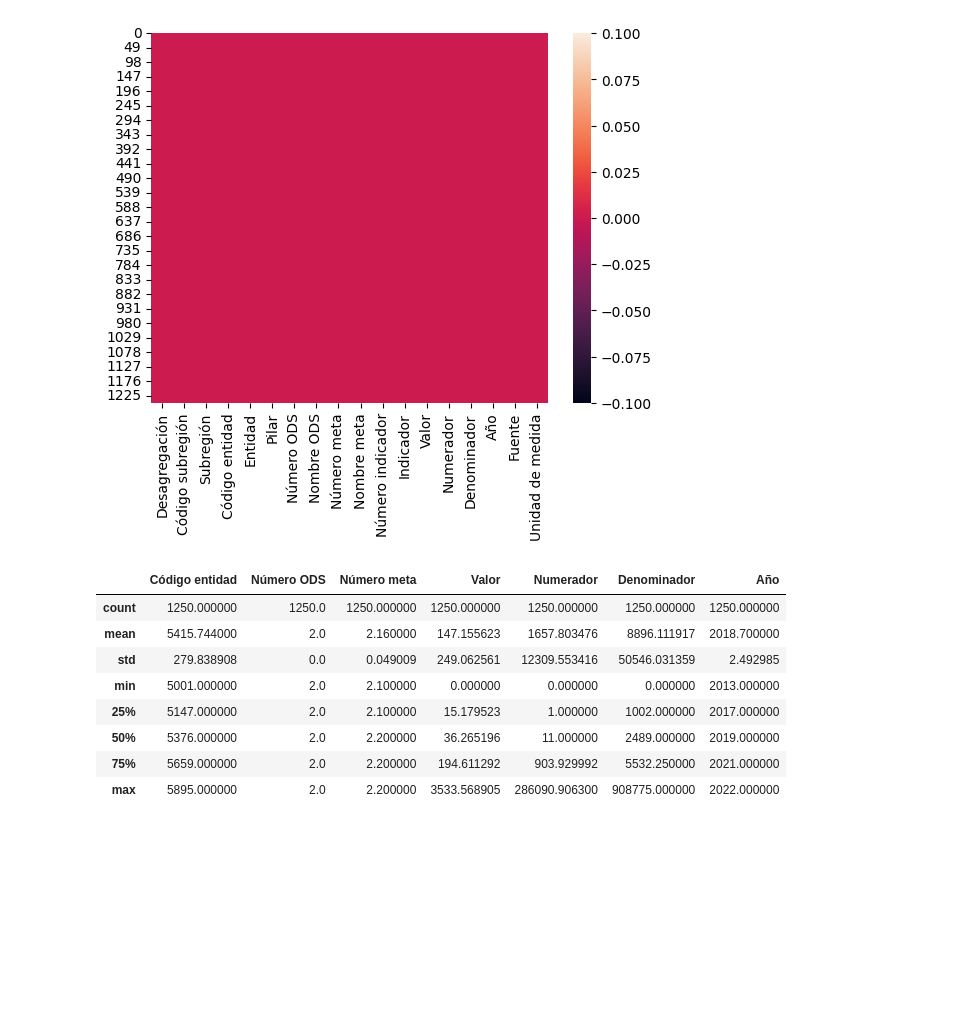
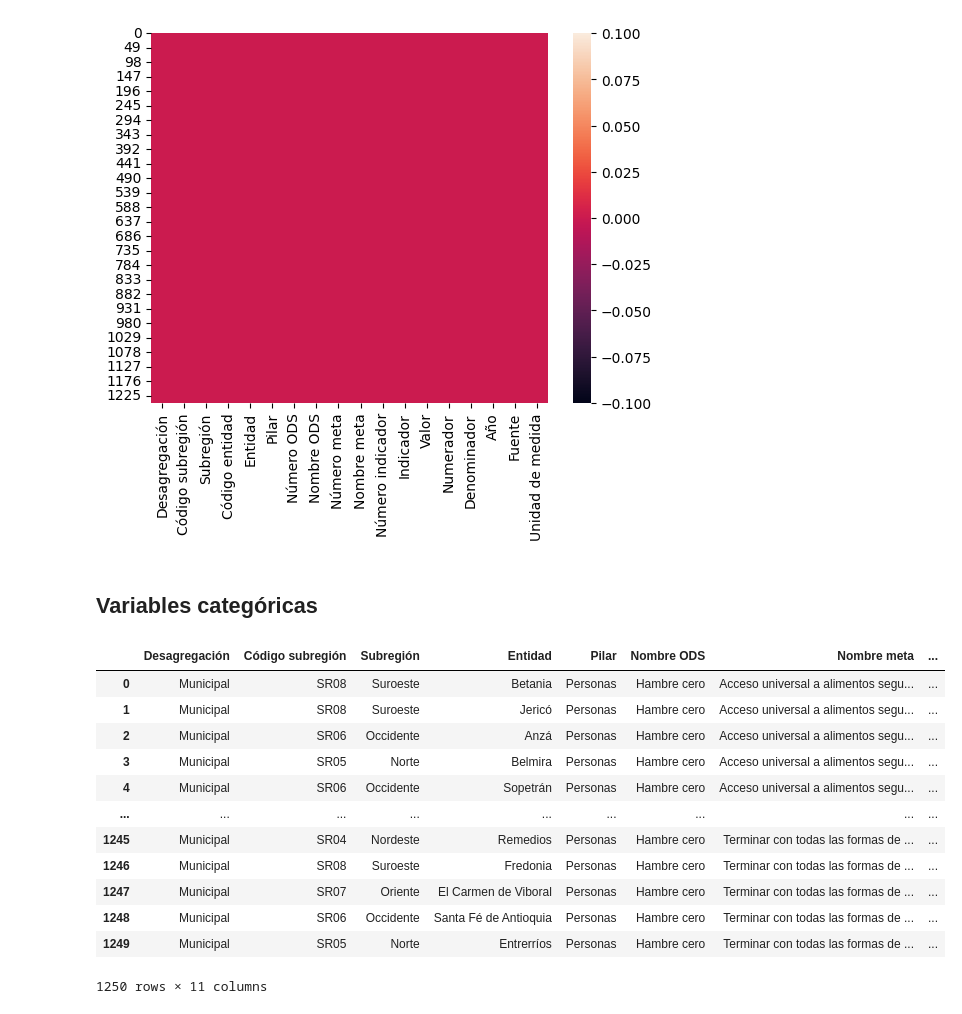
Before and after one commit to AlejandroGutie/SeminarioME03G04, a Jupyter notebook: Desnutrición_e_inseguridad_alimentaria.ipynb, the cells around one changed output. Saved outputs shown, nothing was run; the diff lists cells and outputs as text; code cells hidden in the pictures; blank space fills up the shorter version.

```diff
--- a/Desnutrición_e_inseguridad_alimentaria.ipynb
+++ b/Desnutrición_e_inseguridad_alimentaria.ipynb
@@ -60,16 +83,23 @@ sns.heatmap(Indicators.isnull())
 # %% [output]
 <Axes: >
 [figure]
-# %%
-# Visualizamos una descripción de las variables numéricas contenidas en el conjunto de datos
-Indicators.describe()
-# %% [output]
-|  | Código entidad | Número ODS | Número meta | Valor | Numerador | Denominador | Año |
-| count | 1250.000000 | 1250.0 | 1250.000000 | 1250.000000 | 1250.000000 | 1250.000000 | 1250.000000 |
-| mean | 5415.744000 | 2.0 | 2.160000 | 147.155623 | 1657.803476 | 8896.111917 | 2018.700000 |
-| std | 279.838908 | 0.0 | 0.049009 | 249.062561 | 12309.553416 | 50546.031359 | 2.492985 |
-| min | 5001.000000 | 2.0 | 2.100000 | 0.000000 | 0.000000 | 0.000000 | 2013.000000 |
-| 25% | 5147.000000 | 2.0 | 2.100000 | 15.179523 | 1.000000 | 1002.000000 | 2017.000000 |
-| 50% | 5376.000000 | 2.0 | 2.200000 | 36.265196 | 11.000000 | 2489.000000 | 2019.000000 |
-| 75% | 5659.000000 | 2.0 | 2.200000 | 194.611292 | 903.929992 | 5532.250000 | 2021.000000 |
-| max | 5895.000000 | 2.0 | 2.200000 | 3533.568905 | 286090.906300 | 908775.000000 | 2022.000000 |
+# %% [markdown]
+## Variables categóricas
+# %%
+# Identificación de las variables categóricas
+catCols = Indicators.select_dtypes(include = ["object"]).columns.tolist()
+Indicators[catCols]
+# %% [output]
+|  | Desagregación | Código subregión | Subregión | Entidad | Pilar | Nombre ODS | Nombre meta | ... |
+| 0 | Municipal | SR08 | Suroeste | Betania | Personas | Hambre cero | Acceso universal a alimentos segu... | ... |
+| 1 | Municipal | SR08 | Suroeste | Jericó | Personas | Hambre cero | Acceso universal a alimentos segu... | ... |
+| 2 | Municipal | SR06 | Occidente | Anzá | Personas | Hambre cero | Acceso universal a alimentos segu... | ... |
+| 3 | Municipal | SR05 | Norte | Belmira | Personas | Hambre cero | Acceso universal a alimentos segu... | ... |
+| 4 | Municipal | SR06 | Occidente | Sopetrán | Personas | Hambre cero | Acceso universal a alimentos segu... | ... |
+| ... | ... | ... | ... | ... | ... | ... | ... | ... |
+| 1245 | Municipal | SR04 | Nordeste | Remedios | Personas | Hambre cero | Terminar con todas las formas de ... | ... |
+| 1246 | Municipal | SR08 | Suroeste | Fredonia | Personas | Hambre cero | Terminar con todas las formas de ... | ... |
+| 1247 | Municipal | SR07 | Oriente | El Carmen de Viboral | Personas | Hambre cero | Terminar con todas las formas de ... | ... |
+| 1248 | Municipal | SR06 | Occidente | Santa Fé de Antioquia | Personas | Hambre cero | Terminar con todas las formas de ... | ... |
+| 1249 | Municipal | SR05 | Norte | Entrerríos | Personas | Hambre cero | Terminar con todas las formas de ... | ... |
+1250 rows × 11 columns
```
Also changed, not shown: parts of 11 cells of this notebook.
